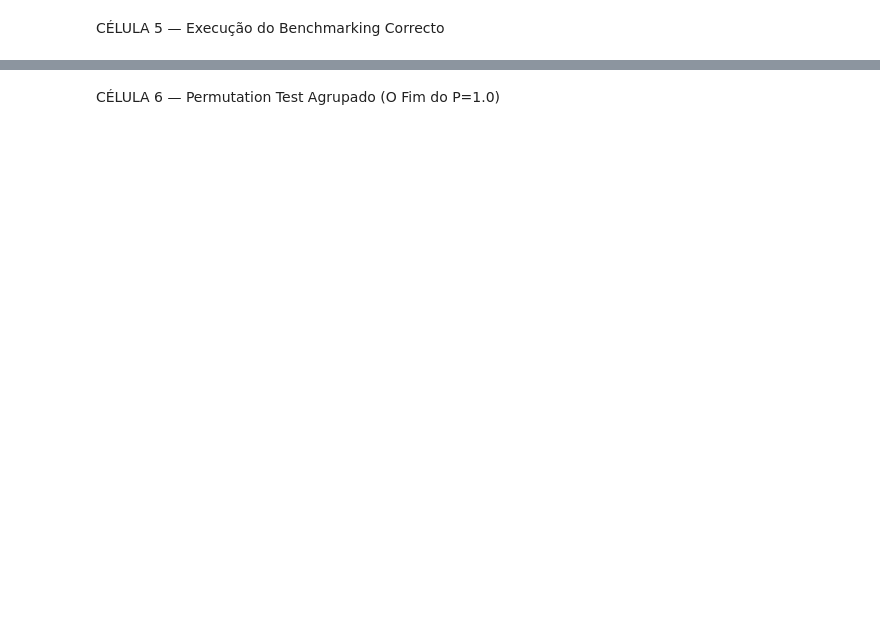
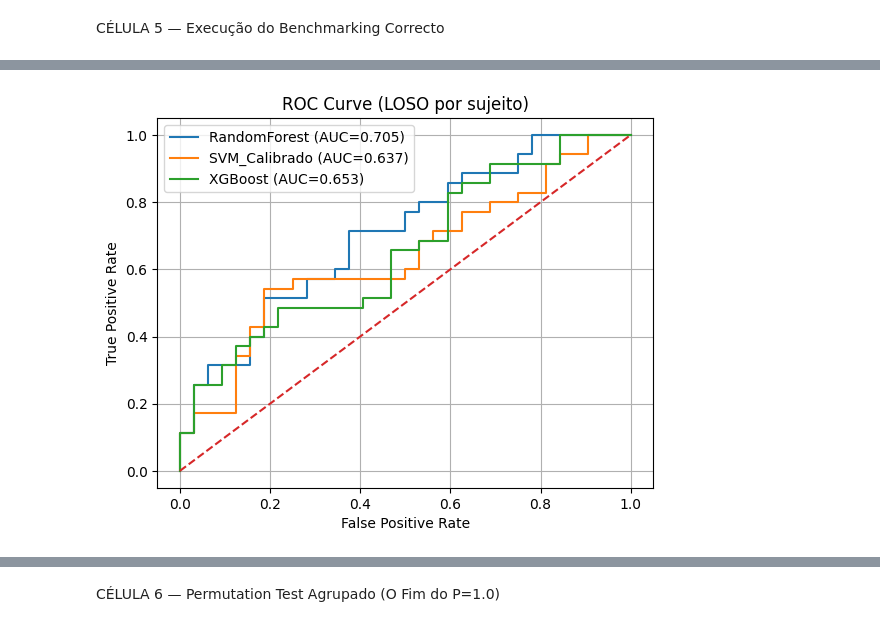
Before and after one commit to tiagosoutorocha-neuro/BrainLat_dataset_Alzheimer_EEG, a Jupyter notebook: Modelos_ML/Pipiline_ML_Alzheimer_4.IPYNB, the cells around one changed output, grey strips where cells are left out. Saved outputs shown, nothing was run; the diff lists cells and outputs as text; code cells hidden in the pictures; blank space fills up the shorter version.

```diff
--- a/Modelos_ML/Pipiline_ML_Alzheimer_4.IPYNB
+++ b/Modelos_ML/Pipiline_ML_Alzheimer_4.IPYNB
@@ -717 +626,26 @@ else:
 ============================================================
+# %%
+import matplotlib.pyplot as plt
+from sklearn.metrics import roc_curve, auc
+
+plt.figure()
+
+for nome, r in resultados_seguros.items():
+    df = r['df_preds']
+
+    fpr, tpr, _ = roc_curve(df['real'], df['proba'])
+    roc_auc = auc(fpr, tpr)
+
+    plt.plot(fpr, tpr, label=f"{nome} (AUC={roc_auc:.3f})")
+
+plt.plot([0, 1], [0, 1], linestyle='--')  # linha aleatória
+
+plt.xlabel("False Positive Rate")
+plt.ylabel("True Positive Rate")
+plt.title("ROC Curve (LOSO por sujeito)")
+plt.legend()
+plt.grid()
+
+plt.show()
+# %% [output]
+[figure, added]
```
Also changed, not shown: parts of 10 cells of this notebook, 13 other files.
